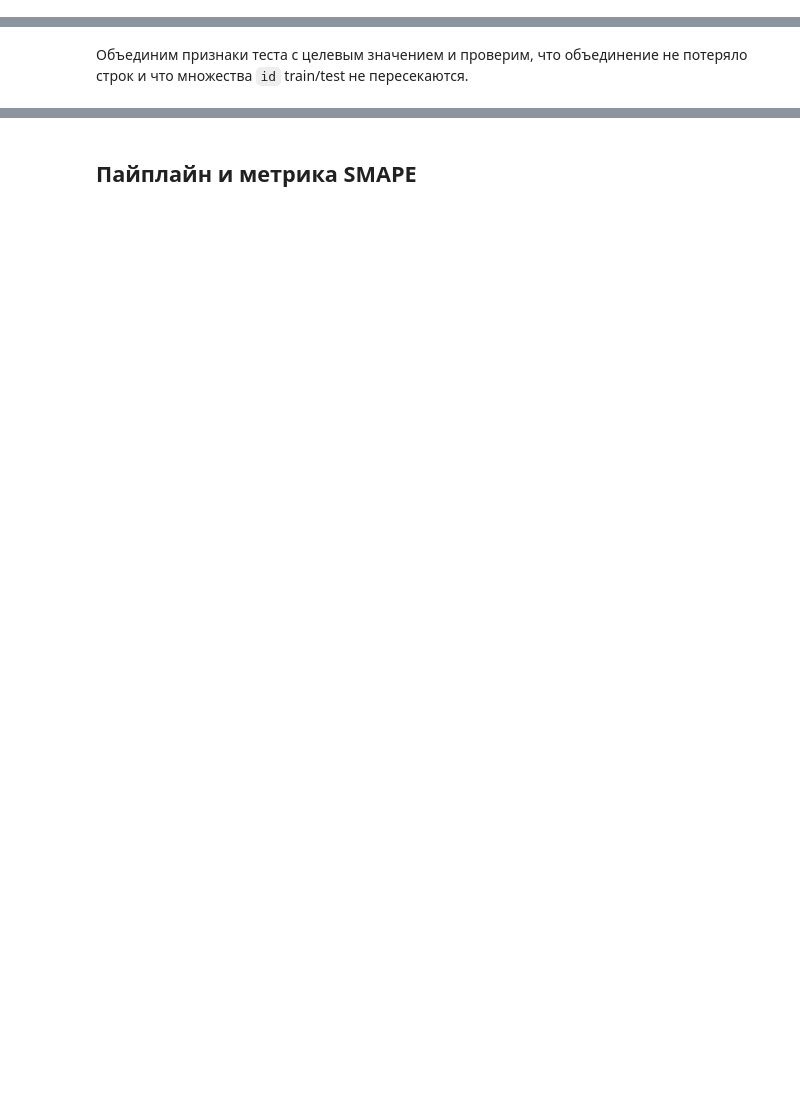
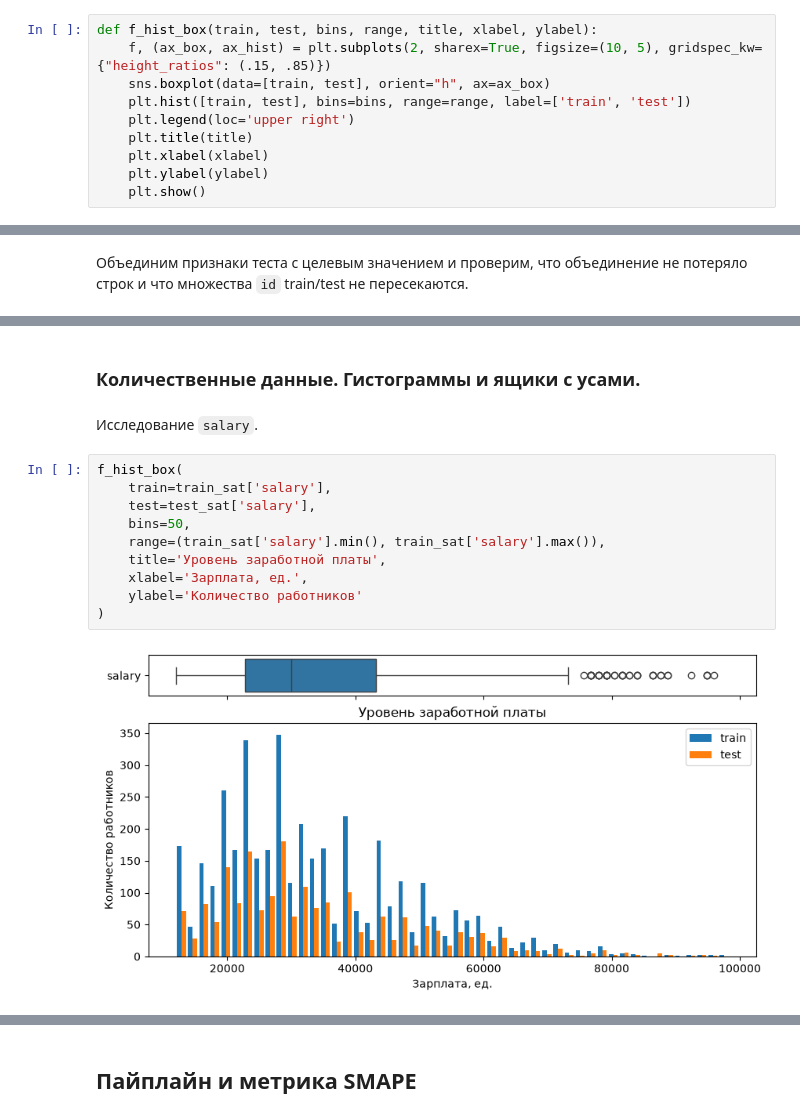
Before and after one commit to yapochinyu/portfolio, a Jupyter notebook: hr-satisfaction-attrition/analysis.ipynb, the cells around one changed output, grey strips where cells are left out. Drawn from its saved outputs; the diff is of its cells as text; blank space fills up the shorter version.

```diff
--- a/hr-satisfaction-attrition/analysis.ipynb
+++ b/hr-satisfaction-attrition/analysis.ipynb
@@ -73,0 +85,10 @@ pd.set_option('display.float_format', '{:,.2f}'.format)
+# %%
+def f_hist_box(train, test, bins, range, title, xlabel, ylabel):
+    f, (ax_box, ax_hist) = plt.subplots(2, sharex=True, figsize=(10, 5), gridspec_kw={"height_ratios": (.15, .85)})
+    sns.boxplot(data=[train, test], orient="h", ax=ax_box)
+    plt.hist([train, test], bins=bins, range=range, label=['train', 'test'])
+    plt.legend(loc='upper right')
+    plt.title(title)
+    plt.xlabel(xlabel)
+    plt.ylabel(ylabel)
+    plt.show()
@@ -176,0 +268,16 @@ test_sat = test_sat.set_index('id').sort_index()
+# %% [markdown]
+### Количественные данные. Гистограммы и ящики с усами.
+# %% [markdown]
+Исследование `salary`.
+# %%
+f_hist_box(
+    train=train_sat['salary'],
+    test=test_sat['salary'],
+    bins=50,
+    range=(train_sat['salary'].min(), train_sat['salary'].max()),
+    title='Уровень заработной платы',
+    xlabel='Зарплата, ед.',
+    ylabel='Количество работников'
+)
+# %% [output]
+[figure, added]
```
Also changed, not shown: parts of 105 cells of this notebook, 3 other files.
